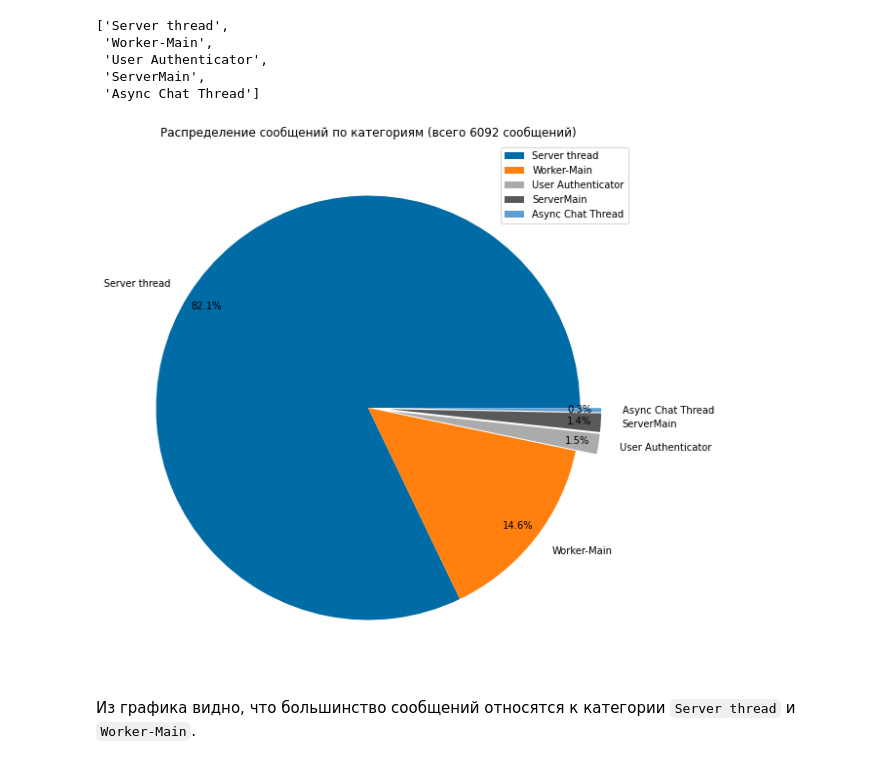
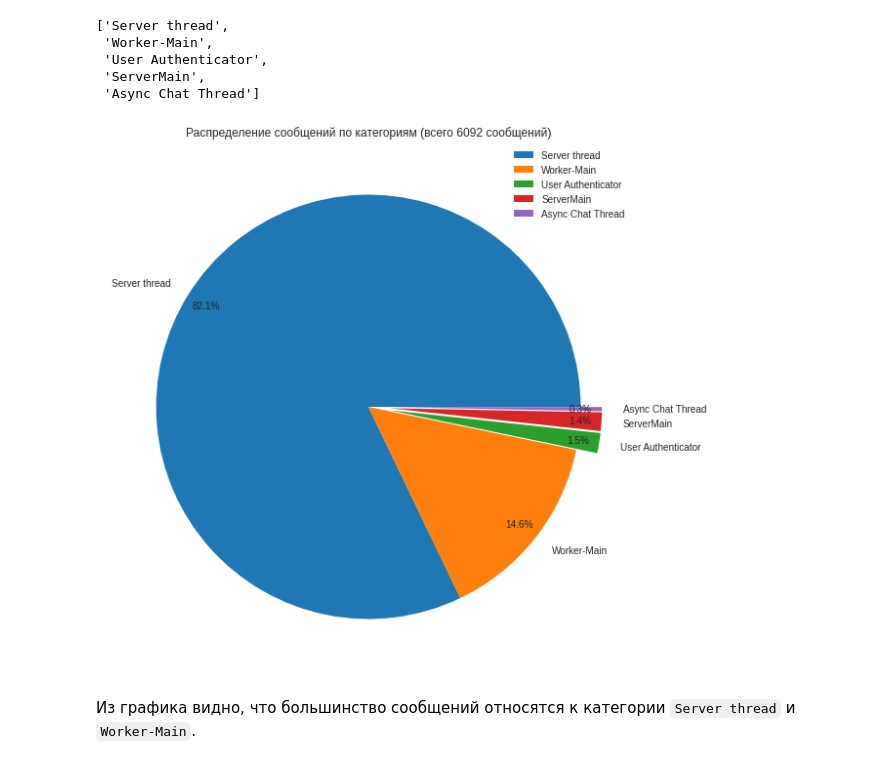
Before and after one commit to vi-bo/minecraft_log, a Jupyter notebook: minecraft_logs_night.ipynb, the cells around one changed output. Cells and saved outputs as stored; diff of their text form; code cells hidden in the pictures.

```diff
--- a/minecraft_logs_night.ipynb
+++ b/minecraft_logs_night.ipynb
@@ -1362,20 +1362,20 @@ sort_labels
 # %%
 labels = plot_df['serv_teg_inf'].values
 value = plot_df['count_mess'].values
 
 # vibo: pie chart
 # vibo: здесь можно поиграться с номером темы (0-27)
-plot_style = 27
+plot_style = 16
 with plt.style.context(plt.style.available[plot_style]):
   fig, ax = plt.subplots(figsize=(10, 10))
   explode = [0, 0, 0.1, 0.1, 0.1]
   ax.pie(value, labels=labels, pctdistance=0.9, explode=explode, autopct='%1.1f%%', labeldistance=1.1)
 
   plt.title(f'Распределение сообщений по категориям (всего {sum(values_y)} сообщений)')
   ax.legend(loc='best')
   plt.show()
 # %% [output]
-[figure, old version]
+[figure, new version]
 # %% [markdown]
 Из графика видно, что большинство сообщений относятся к категории `Server thread` и `Worker-Main`.
 # %%
```
Also changed, not shown: parts of 1 cell of this notebook.
